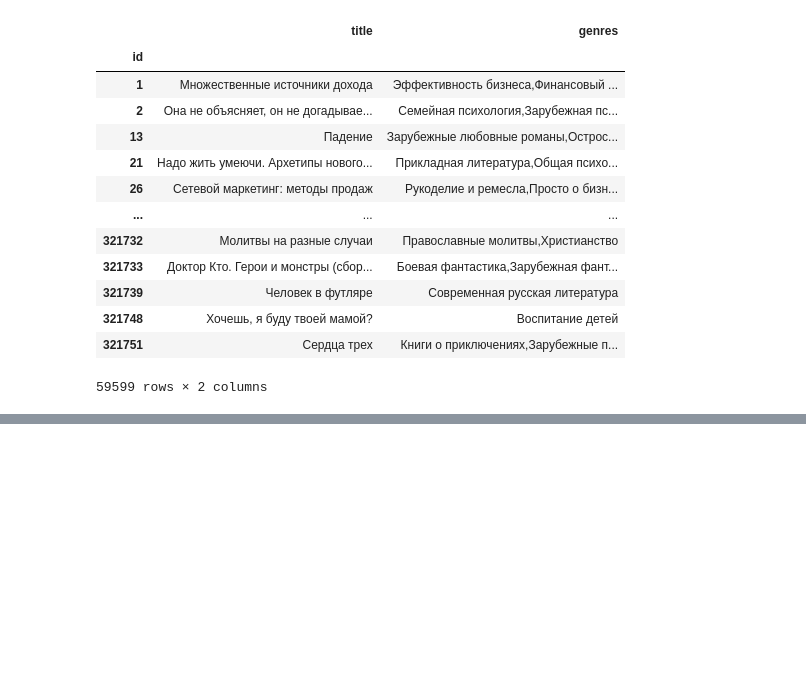
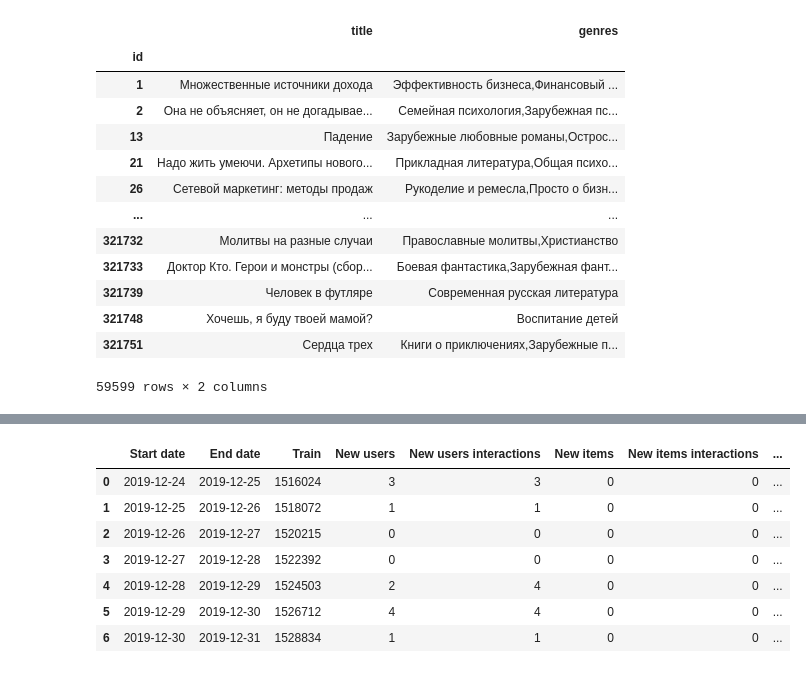
Before and after one commit to torchme/mfdp, a Jupyter notebook: research/Untitled.ipynb, the cells around one changed output, grey strips where cells are left out. Drawn from its saved outputs; the diff is of its cells as text; code cells hidden in the pictures; blank space fills up the shorter version.

```diff
--- a/research/Untitled.ipynb
+++ b/research/Untitled.ipynb
@@ -173,0 +284,3 @@ items_name
+# %%
+
+df['rating'] = np.array(df['rating'].values, dtype=np.float32)
@@ -173,0 +407,6 @@ items_name
+# %%
+df['start_date'] = pd.to_datetime(df['start_date'])
+last_date = df['start_date'].max().normalize()
+folds = 7
+start_date = last_date - pd.Timedelta(days=folds)
+start_date, last_date
@@ -173,0 +420,25 @@ items_name
+# %%
+cv = TimeRangeSplit(start_date=start_date, periods=folds+1)
+
+cv.max_n_splits, cv.get_n_splits(df, datetime_column='start_date')
+
+folds_with_stats = list(cv.split(
+    df,
+    user_column='user_id',
+    item_column='item_id',
+    datetime_column='start_date',
+    fold_stats=True
+))
+
+folds_info_with_stats = pd.DataFrame([info for _, _, info in folds_with_stats])
+# %%
+folds_info_with_stats
+# %% [output]
+|  | Start date | End date | Train | New users | New users interactions | New items | New items interactions | ... |
+| 0 | 2019-12-24 | 2019-12-25 | 1516024 | 3 | 3 | 0 | 0 | ... |
+| 1 | 2019-12-25 | 2019-12-26 | 1518072 | 1 | 1 | 0 | 0 | ... |
+| 2 | 2019-12-26 | 2019-12-27 | 1520215 | 0 | 0 | 0 | 0 | ... |
+| 3 | 2019-12-27 | 2019-12-28 | 1522392 | 0 | 0 | 0 | 0 | ... |
+| 4 | 2019-12-28 | 2019-12-29 | 1524503 | 2 | 4 | 0 | 0 | ... |
+| 5 | 2019-12-29 | 2019-12-30 | 1526712 | 4 | 4 | 0 | 0 | ... |
+| 6 | 2019-12-30 | 2019-12-31 | 1528834 | 1 | 1 | 0 | 0 | ... |
```
Also changed, not shown: parts of 27 cells of this notebook, 12 other files.
